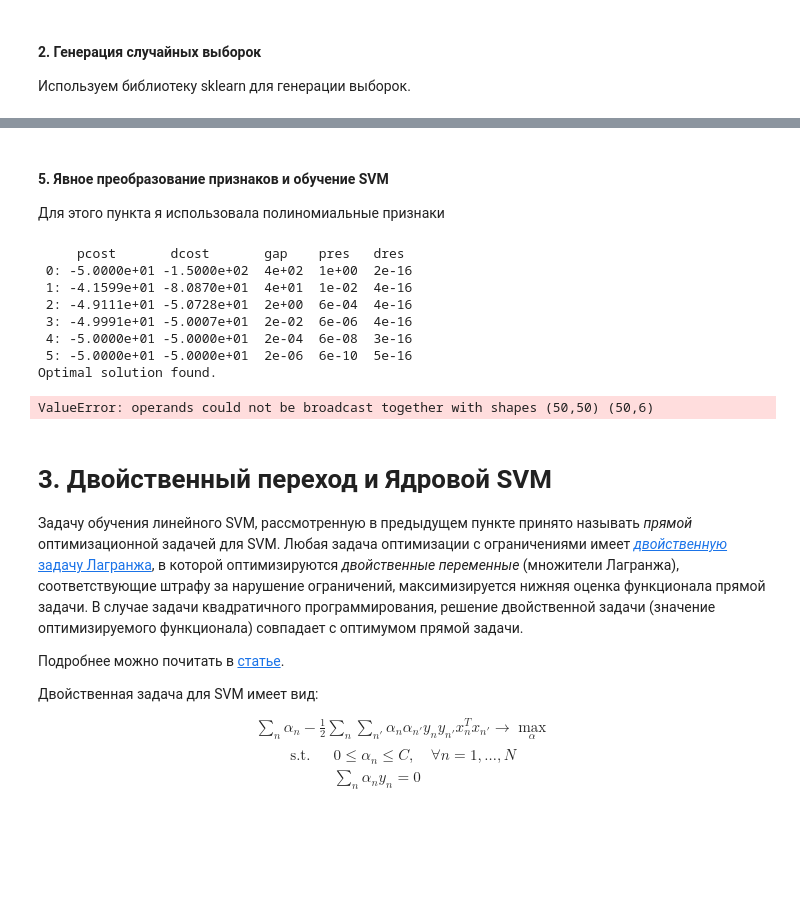
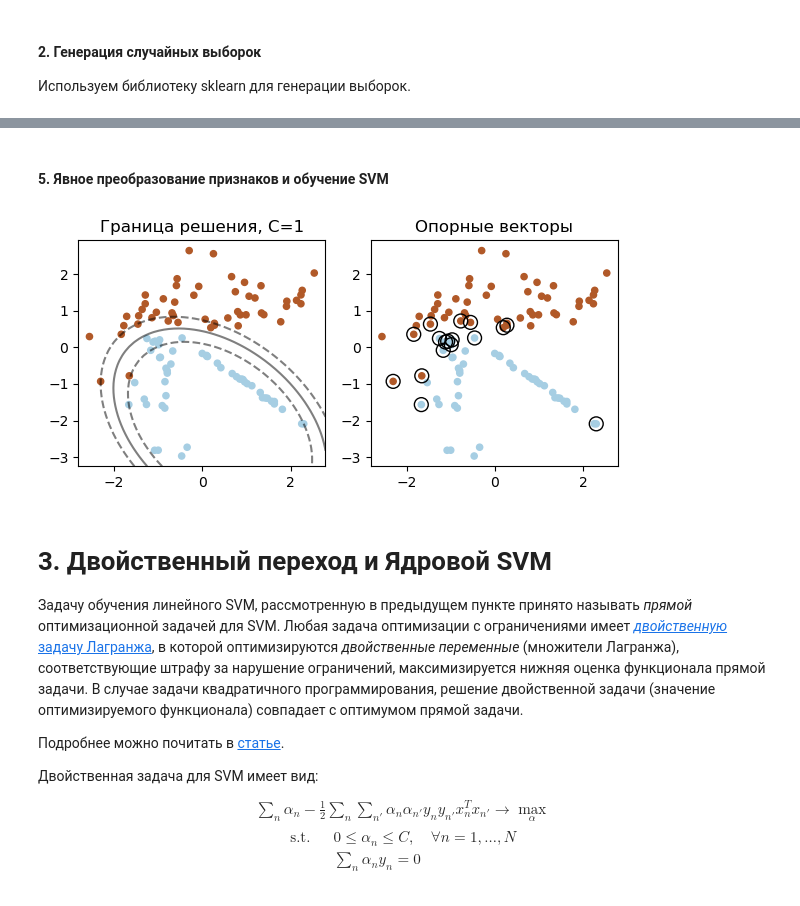
Before and after one commit to adforis/ML, a Jupyter notebook: lab04/homework-practice-04-SVM.ipynb, the cells around one changed output, grey strips where cells are left out. Saved outputs shown, nothing was run; the diff lists cells and outputs as text; code cells hidden in the pictures; blank space fills up the shorter version.

```diff
--- a/lab04/homework-practice-04-SVM.ipynb
+++ b/lab04/homework-practice-04-SVM.ipynb
@@ -300,49 +272,38 @@ ValueError: operands could not be broadcast together with shapes (50,50) (50,2)
 # %% [markdown]
 #### 5. Явное преобразование признаков и обучение SVM
-
-Для этого пункта я использовала полиномиальные признаки
-# %%
-from sklearn.preprocessing import PolynomialFeatures
-
-# Преобразуем признаки в полиномиальные
-poly = PolynomialFeatures(degree=2)
-X_poly = poly.fit_transform(X2)
-
-# Обучаем SVM на полиномиальных признаках
-C_poly = 1.0
-w_poly, b_poly, alphas_poly = svm_train(X_poly, y2, C_poly)
-# Визуализация полиномиальной разделяющей поверхности
-def plot_polynomial_svm(X_poly, y):
-    plt.scatter(X_poly[:, 1], X_poly[:, 2], c=y)  # Используем только первые два полинома
-
-    # Плоскость разделения
-    xlim = plt.xlim()
-    ylim = plt.ylim()
-
-    xx = np.linspace(xlim[0], xlim[1])
-    yy = np.linspace(ylim[0], ylim[1])
-
-    Z = np.zeros((len(xx), len(yy)))
-
-    for i in range(len(xx)):
-        for j in range(len(yy)):
-            Z[i][j] = np.dot(np.array([1, xx[i], yy[j]]), w_poly) + b_poly
-
-    plt.contourf(xx, yy, Z.T > 0, alpha=0.5)
-
-plot_polynomial_svm(X_poly, y2)
-plt.title("Полиномиальная SVM")
-plt.show()
-# %% [output]
-     pcost       dcost       gap    pres   dres
- 0: -5.0000e+01 -1.5000e+02  4e+02  1e+00  2e-16
- 1: -4.1599e+01 -8.0870e+01  4e+01  1e-02  4e-16
- 2: -4.9111e+01 -5.0728e+01  2e+00  6e-04  4e-16
- 3: -4.9991e+01 -5.0007e+01  2e-02  6e-06  4e-16
- 4: -5.0000e+01 -5.0000e+01  2e-04  6e-08  3e-16
- 5: -5.0000e+01 -5.0000e+01  2e-06  6e-10  5e-16
-Optimal solution found.
-ValueError: operands could not be broadcast together with shapes (50,50) (50,6)
+# %%
+# Quadratic decision boundary
+X4, y4 = make_classification(n_samples=100, n_features=2, n_redundant=0, random_state=4)
+X4_transformed = feature_transformation(X4)
+C4 = 1   # Значение C контролирует, насколько сильно модель будет пытаться правильно классифицировать все точки
+
+clf4 = SVC(kernel='linear', C=C4)   # Создаем экземпляр SVM с линейным ядром
+clf4.fit(X4_transformed, y4)     # Обучаем модель на преобразованных данных X4_transformed и метках y4
+
+plt.figure(figsize=(6, 3))
+plt.subplot(1, 2, 1)
+plt.title(f'Граница решения, C={C4}')
+plt.scatter(X4[:, 0], X4[:, 1], c=y4, cmap=plt.cm.Paired, s=20)
+
+# Получаем текущие пределы осей и создаем сетку координат (xx, yy) для предсказаний функции решения SVM
+ax = plt.gca()
+xlim = ax.get_xlim()
+ylim = ax.get_ylim()
+xx, yy = np.meshgrid(np.linspace(xlim[0], xlim[1], 50),
+                     np.linspace(ylim[0], ylim[1], 50))
+Z = clf4.decision_function(feature_transformation(np.c_[xx.ravel(), yy.ravel()]))   #Вычисляем расстояние от каждой точки сетки до границы решения
+Z = Z.reshape(xx.shape)
+plt.contour(xx, yy, Z, colors='k', levels=[-1, 0, 1], alpha=0.5, linestyles=['--', '-', '--'])
+
+plt.subplot(1, 2, 2)
+plt.title("Опорные векторы")
+plt.scatter(X4[:, 0], X4[:, 1], c=y4, cmap=plt.cm.Paired, s=20)
+plt.scatter(clf4.support_vectors_[:, 0], clf4.support_vectors_[:, 1], s=100, facecolors='none', edgecolors='k')
+
+plt.tight_layout()
+plt.show()
+# %% [output]
+[figure, added]
 # %% [markdown]
 # 3. Двойственный переход и Ядровой SVM
 
```
Also changed, not shown: parts of 10 cells of this notebook.
